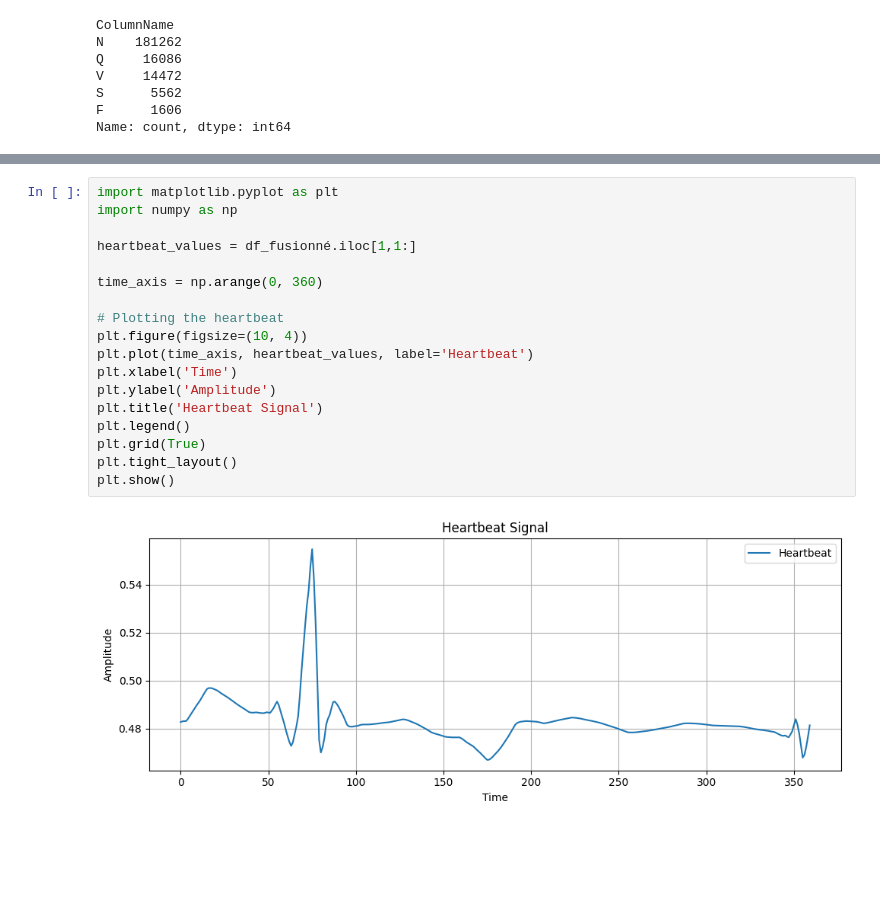
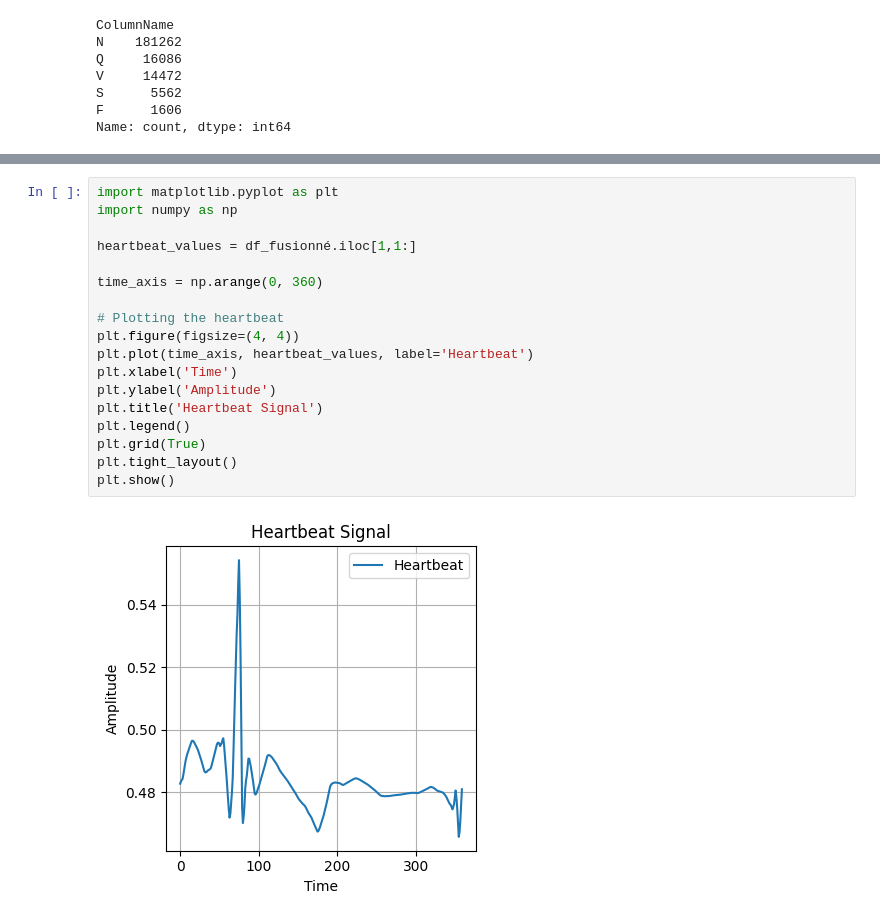
Before and after one commit to arthurdesma/Arrhythmia_Detection_and_Classification, a Jupyter notebook: data_treatement_test.ipynb, the cells around one changed output, grey strips where cells are left out. Drawn from its saved outputs; the diff is of its cells as text; blank space fills up the shorter version.

```diff
--- a/data_treatement_test.ipynb
+++ b/data_treatement_test.ipynb
@@ -269,23 +309,23 @@ line
 # %%
 import matplotlib.pyplot as plt
 import numpy as np
 
 heartbeat_values = df_fusionné.iloc[1,1:]
 
 time_axis = np.arange(0, 360)
 
 # Plotting the heartbeat
-plt.figure(figsize=(10, 4))
+plt.figure(figsize=(4, 4))
 plt.plot(time_axis, heartbeat_values, label='Heartbeat')
 plt.xlabel('Time')
 plt.ylabel('Amplitude')
 plt.title('Heartbeat Signal')
 plt.legend()
 plt.grid(True)
 plt.tight_layout()
 plt.show()
 # %% [output]
-[figure, old version]
+[figure, new version]
 # %%
 import matplotlib.pyplot as plt
 import numpy as np
```
Also changed, not shown: parts of 7 cells of this notebook.
